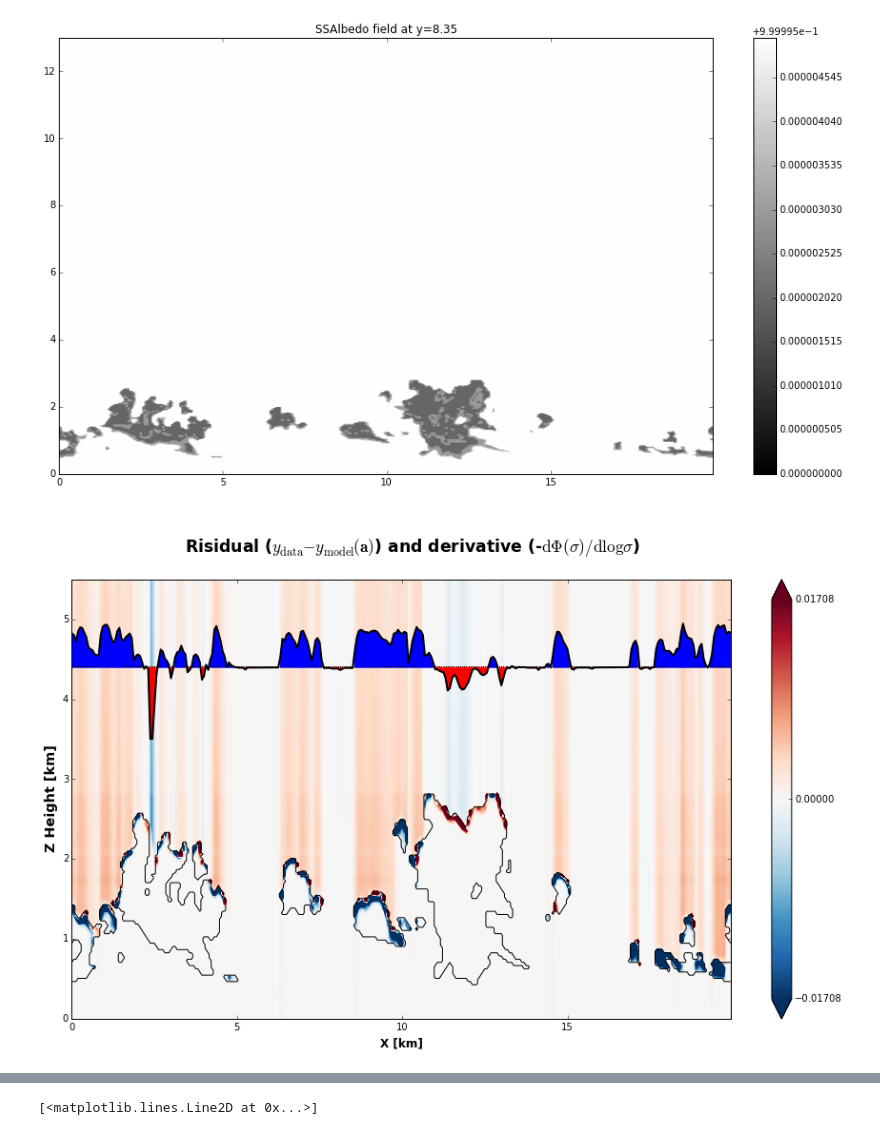
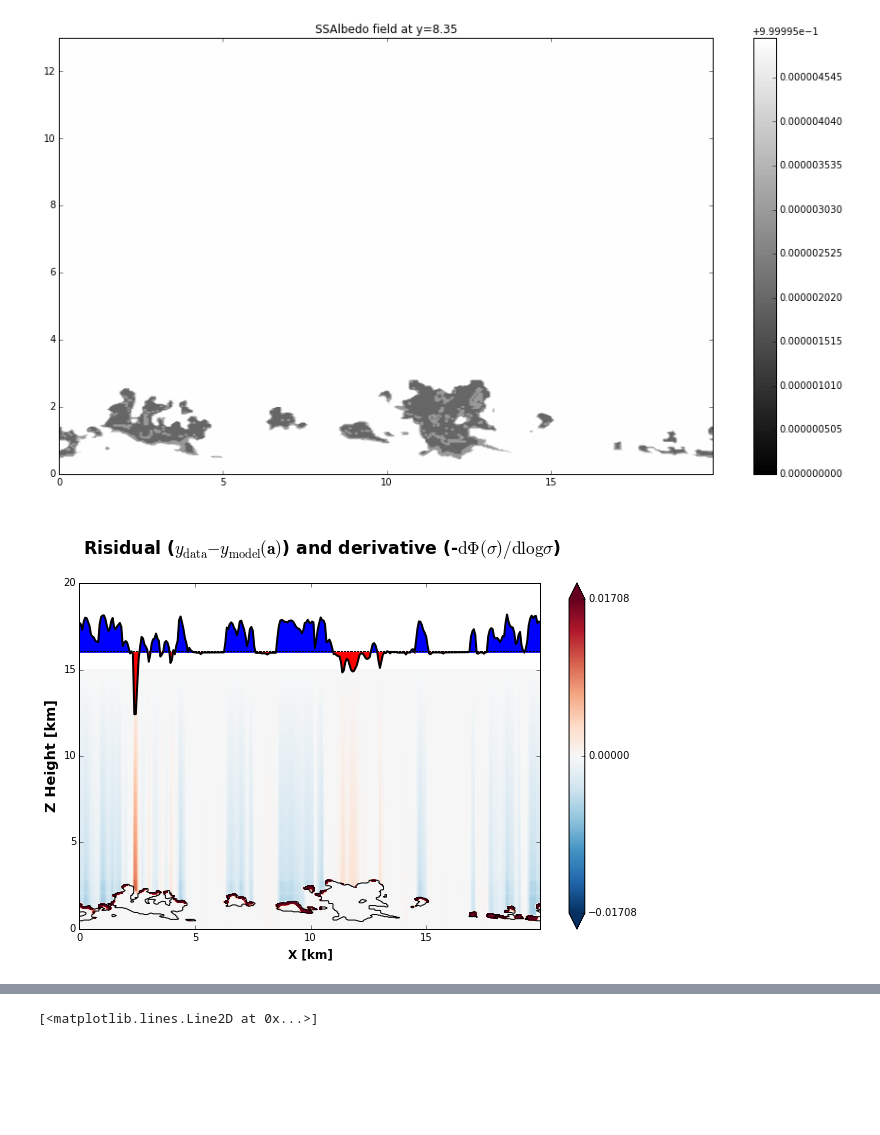
Before and after one commit to wgm2111/wgm-shdom-files-AGU2015, a Jupyter notebook: data-adjoint3/exploring_adjoint.ipynb, the cells around one changed output, grey strips where cells are left out. Cells and saved outputs as stored; diff of their text form; code cells hidden in the pictures; blank space fills up the shorter version.

```diff
--- a/data-adjoint3/exploring_adjoint.ipynb
+++ b/data-adjoint3/exploring_adjoint.ipynb
@@ -178,7 +165,6 @@ adj_arad_true = np.array(adj_arad_true_frame['RADIANCE'], dtype='f8').reshape(nx
 # %%
 # Plot uniformity parameters
-H = 5.5   # top of the atmosphere plots
-
+H = 20 #5.5   # top of the atmosphere plots
 mask_clouds = (adj_ext>= .75e-5) #* (adj_z <= 2.83)
 cloud_outline = (adj_ext>= .75e-1) #* (adj_z <= 2.83)
 
@@ -198,9 +184,6 @@ DZscale = alpha * DZscale + (1-alpha) * DZscale_other
 
 # Compute the residual
 adj_residual = adj_arad_true - adj_arad
-
-
-#mask_clouds = adj_ext_true >= 1e-5
 # %%
 # Make a figure to plot the true extinction field
 f0 = plt.figure(0, (15,8), facecolor='white')
@@ -242,44 +225,44 @@ f1.colorbar(contour1, ax=ax1)
 [figure]
 # %%
 # Make a figure to plot the true single-scattering albedo field
-f2 = plt.figure(1, (15,8), facecolor='white')
+f2 = plt.figure(1, (10,6), facecolor='white')
 ax2 = f2.add_axes([.1, .1, .8, .8])
 
 
-fvals = -adj_dMFdext * mask_clouds * DZscale * adj_ext# * .1 * adj_ext
+fvals = adj_dMFdext * mask_clouds * DZscale * adj_ext# * .1 * adj_ext
 fmax = abs(fvals).max() / 20.
-levels = np.linspace(-fmax, fmax, 200)
+levels = np.linspace(-fmax, fmax, 400)
 
 contour2 = ax2.contourf(adj_x, adj_z, fvals, levels=levels, cmap=cm.RdBu_r, extend="both") #levels=linspace(-16, 16, 100),
 contour2a = ax2.contour(adj_x, adj_z, cloud_outline, 1, cmap=cm.gray) #levels=linspace(-16, 16, 100),
 #contour2b = ax2.contourf(adj_x, adj_z, cloud_outline * fvals, 10 , cmap=cm.RdBu_r, linewidth=3) #levels=linspace(-16, 16, 100),
 
 
 # Add the residual to the plot
-ftrans = lambda y: 50 * y + .8*H
+ftrans = lambda y: 200 * y + .8*H
 plot_overlay_origin = ftrans(0 * adj_residual)
 plot_overlay_arad = ftrans(adj_residual)
 plot_res_pos = ax2.fill_between(adj_x[:,0], plot_overlay_origin, plot_overlay_arad,
                              where=(plot_overlay_origin<plot_overlay_arad),
                              color='b')#, linewidth=3)
 plot_res_neg = ax2.fill_between(adj_x[:,0], plot_overlay_origin, plot_overlay_arad,
                              where=(plot_overlay_origin>plot_overlay_arad),
                              color='r',)#, linewidth=3)
 plot_res_line = ax2.plot(adj_x[:,0], plot_overlay_arad, 'k', linewidth=2)
 plot_origin = ax2.plot(adj_x[:,0], plot_overlay_origin, 'k,', linewidth=1)
 ax2.set_ybound((0,H))
 ax2.set_ylabel("Z Height [km]", fontsize='x-large', fontweight='bold')
 ax2.set_xlabel('X [km]', fontsize='large', fontweight='bold')
 ax2.set_title("""
     Risidual ($y_{\mathrm{data}} - y_{\mathrm{model}}(\mathbf{a})$) and derivative (-$\mathrm{d}\Phi(\sigma) / \mathrm{d}\log\sigma$)
     """, fontsize='xx-large', fontweight='bold')
 cb = f2.colorbar(contour2, ax=ax2)
 cb.set_ticks([-fmax, 0, fmax])
 
 f2.savefig("adjoint-derivative-single-scattering.jpg", dpi=300)
 
 #cb.set_ticklabels(['-2', '-1', '0', '1', '2'])
 # %% [output]
-[figure, old version]
+[figure, new version]
 # %%
 # Make a figure to plot the true single-scattering albedo field
```
Also changed, not shown: parts of 17 cells of this notebook, 3 other files.
